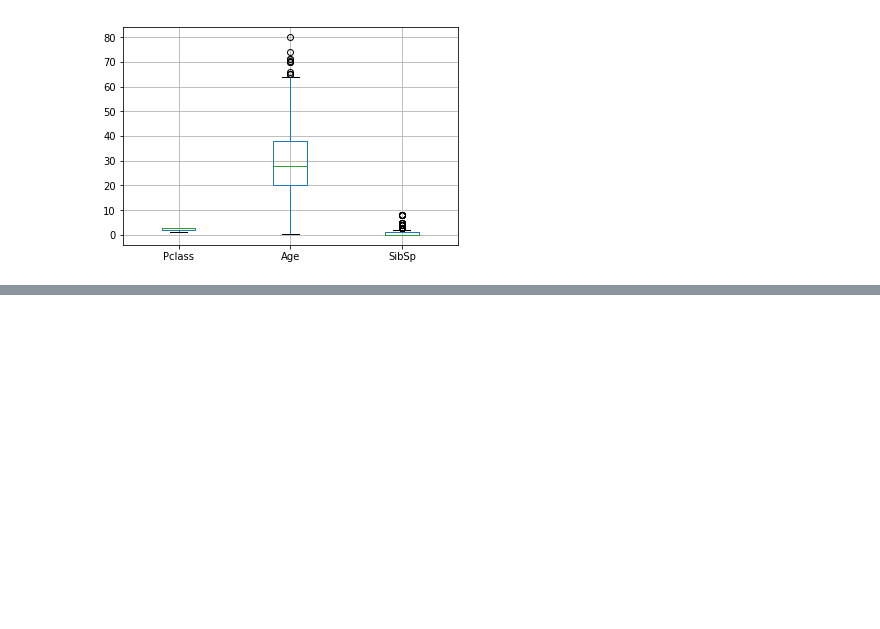
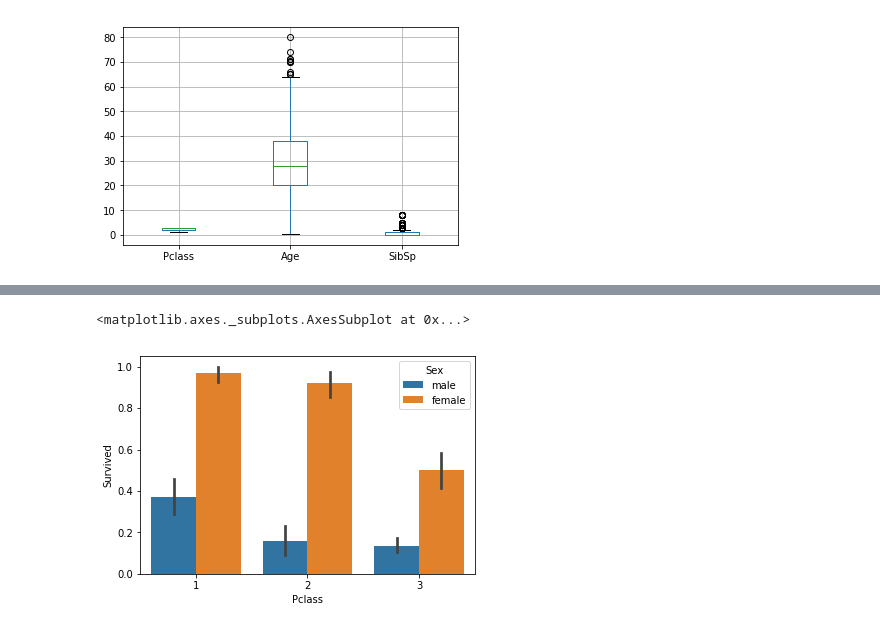
Before and after one commit to RonnyCh/Capstone, a Jupyter notebook: Titanic/Titanic_with_python.ipynb, the cells around one changed output, grey strips where cells are left out. Cells and saved outputs as stored; diff of their text form; code cells hidden in the pictures; blank space fills up the shorter version.

```diff
--- a/Titanic/Titanic_with_python.ipynb
+++ b/Titanic/Titanic_with_python.ipynb
@@ -73,0 +143,8 @@ boxplot = train.boxplot(column=['Pclass','Age','SibSp'])  # only do boxplot on c
+# %%
+# you can add hue to split a bit more .... eg by passenger class
+%matplotlib inline
+import seaborn as sns
+sns.barplot(x='Pclass', y='Survived', hue = 'Sex' , data=train)
+# %% [output]
+<matplotlib.axes._subplots.AxesSubplot at 0x...>
+[figure, added]
```
Also changed, not shown: parts of 8 cells of this notebook.
